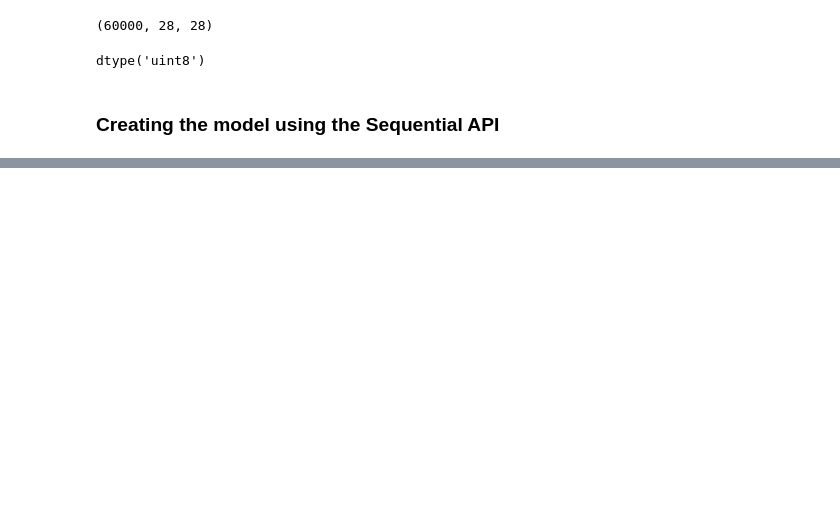
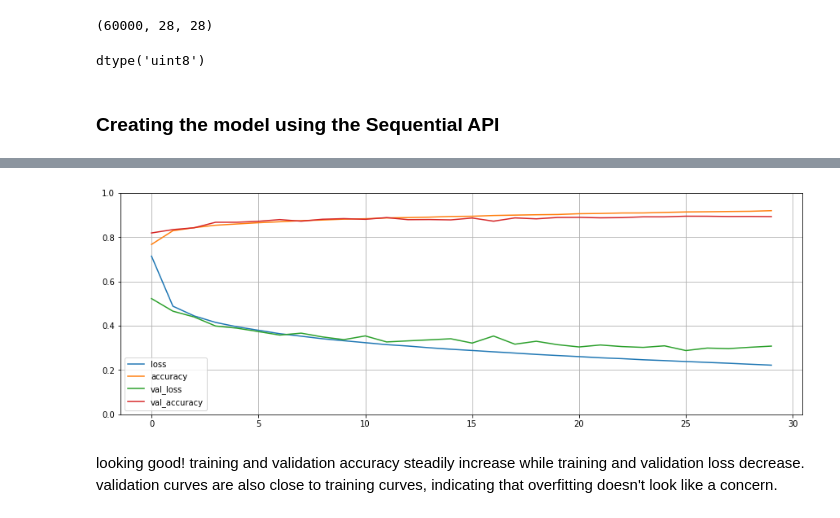
Before and after one commit to efiegel/ml-geron, a Jupyter notebook: Chapter_10_Introduction_to_Artificial_Neural_Networks_with_Keras.ipynb, the cells around one changed output, grey strips where cells are left out. Cells and saved outputs as stored; diff of their text form; code cells hidden in the pictures; blank space fills up the shorter version.

```diff
--- a/Chapter_10_Introduction_to_Artificial_Neural_Networks_with_Keras.ipynb
+++ b/Chapter_10_Introduction_to_Artificial_Neural_Networks_with_Keras.ipynb
@@ -43,0 +147,4 @@ class_names = ["T-shirt/top", "Trouser", "Pullover", "Dress", "Coat",
+# %%
+model.compile(loss="sparse_categorical_crossentropy",
+              optimizer="sgd",
+              metrics=["accuracy"])
@@ -43,0 +153,3 @@ class_names = ["T-shirt/top", "Trouser", "Pullover", "Dress", "Coat",
+# %%
+history = model.fit(X_train, y_train, epochs=30,
+                    validation_data=(X_valid, y_valid))
@@ -43,0 +174,12 @@ class_names = ["T-shirt/top", "Trouser", "Pullover", "Dress", "Coat",
+# %%
+import pandas as pd
+import matplotlib.pyplot as plt
+
+pd.DataFrame(history.history).plot(figsize=(15, 5))
+plt.grid(True)
+plt.gca().set_ylim(0,1)
+plt.show()
+# %% [output]
+[figure, added]
+# %% [markdown]
+looking good! training and validation accuracy steadily increase while training and validation loss decrease. validation curves are also close to training curves, indicating that overfitting doesn't look like a concern.
```
Also changed, not shown: parts of 22 cells of this notebook, 1 other file.
